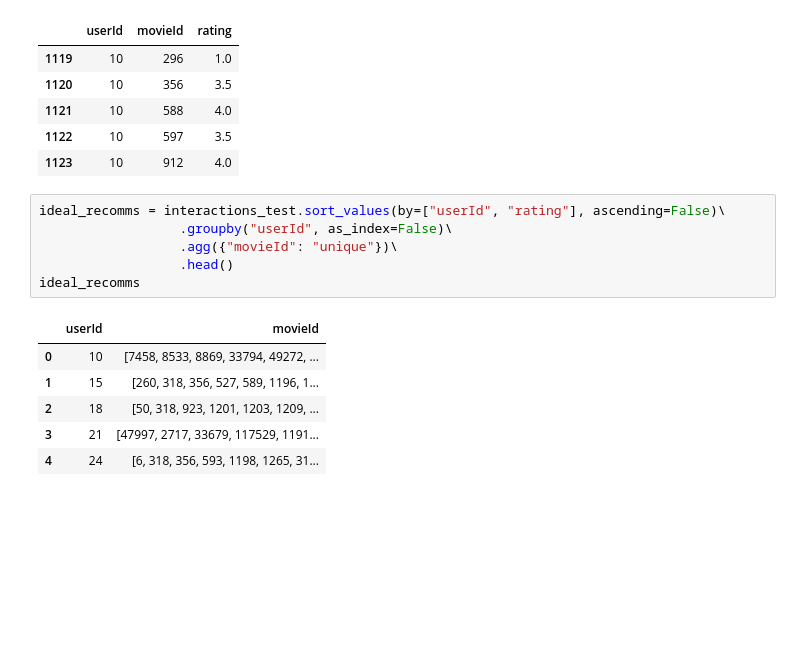
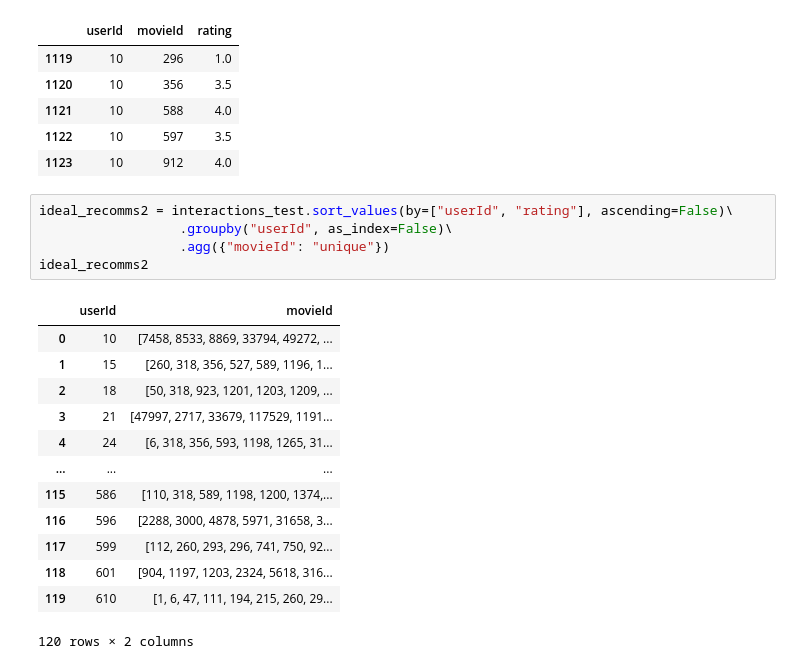
Before and after one commit to haploide/recommendation_system, a Jupyter notebook: notebooks/Entregable_3_Araoz_Bajo_Barrera.ipynb, the cells around one changed output. Cells and saved outputs as stored; diff of their text form; blank space fills up the shorter version.

```diff
--- a/notebooks/Entregable_3_Araoz_Bajo_Barrera.ipynb
+++ b/notebooks/Entregable_3_Araoz_Bajo_Barrera.ipynb
@@ -642,16 +646,22 @@ interactions_test.head()
 | 1122 | 10 | 597 | 3.5 |
 | 1123 | 10 | 912 | 4.0 |
 # %%
-ideal_recomms = interactions_test.sort_values(by=["userId", "rating"], ascending=False)\
+ideal_recomms2 = interactions_test.sort_values(by=["userId", "rating"], ascending=False)\
                   .groupby("userId", as_index=False)\
-                  .agg({"movieId": "unique"})\
-                  .head()
-ideal_recomms
+                  .agg({"movieId": "unique"})
+ideal_recomms2
 # %% [output]
 |  | userId | movieId |
 | 0 | 10 | [7458, 8533, 8869, 33794, 49272, ... |
 | 1 | 15 | [260, 318, 356, 527, 589, 1196, 1... |
 | 2 | 18 | [50, 318, 923, 1201, 1203, 1209, ... |
 | 3 | 21 | [47997, 2717, 33679, 117529, 1191... |
 | 4 | 24 | [6, 318, 356, 593, 1198, 1265, 31... |
+| ... | ... | ... |
+| 115 | 586 | [110, 318, 589, 1198, 1200, 1374,... |
+| 116 | 596 | [2288, 3000, 4878, 5971, 31658, 3... |
+| 117 | 599 | [112, 260, 293, 296, 741, 750, 92... |
+| 118 | 601 | [904, 1197, 1203, 2324, 5618, 316... |
+| 119 | 610 | [1, 6, 47, 111, 194, 215, 260, 29... |
+120 rows × 2 columns
 # %%
```
Also changed, not shown: parts of 11 cells of this notebook.
